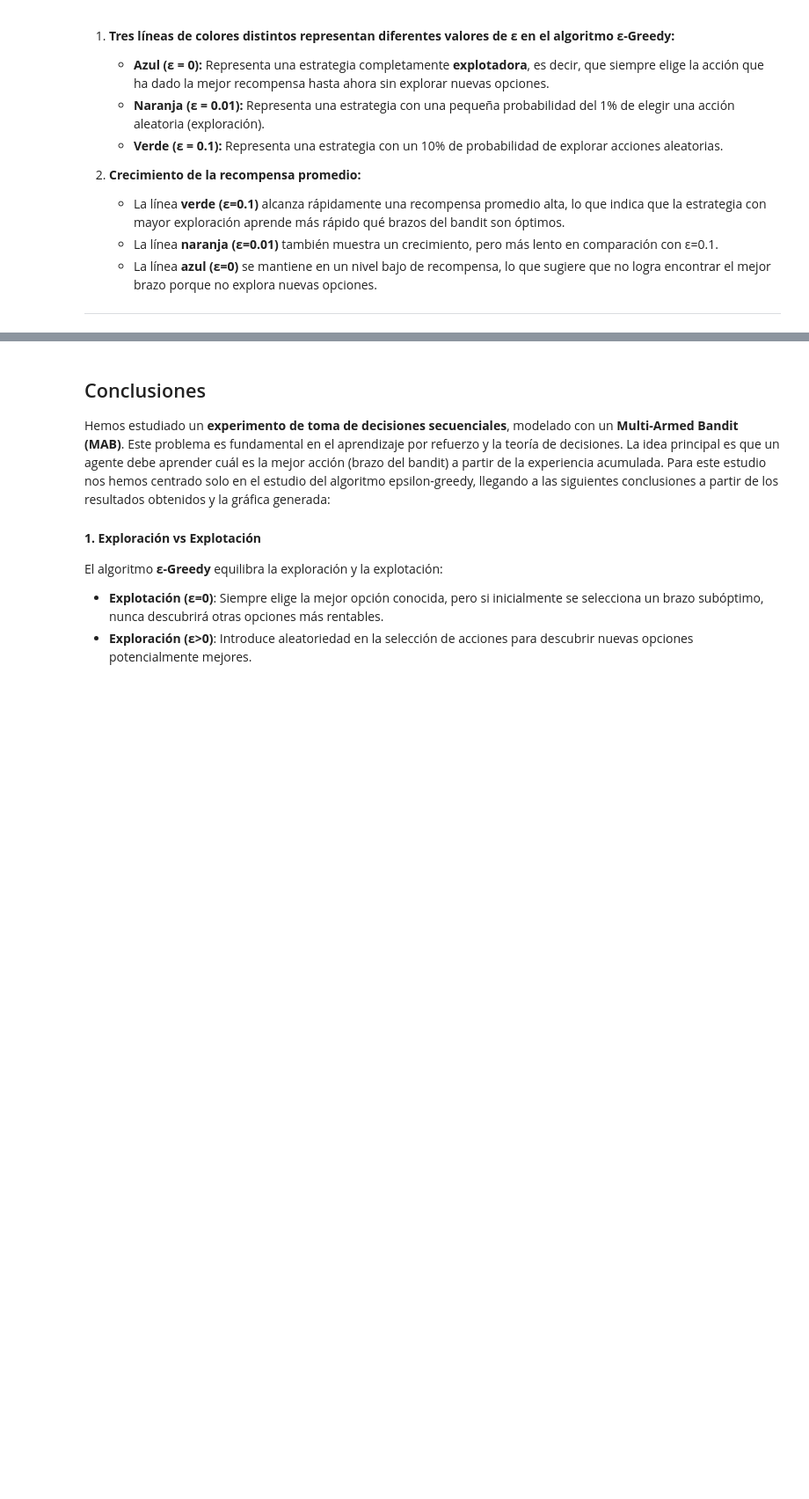
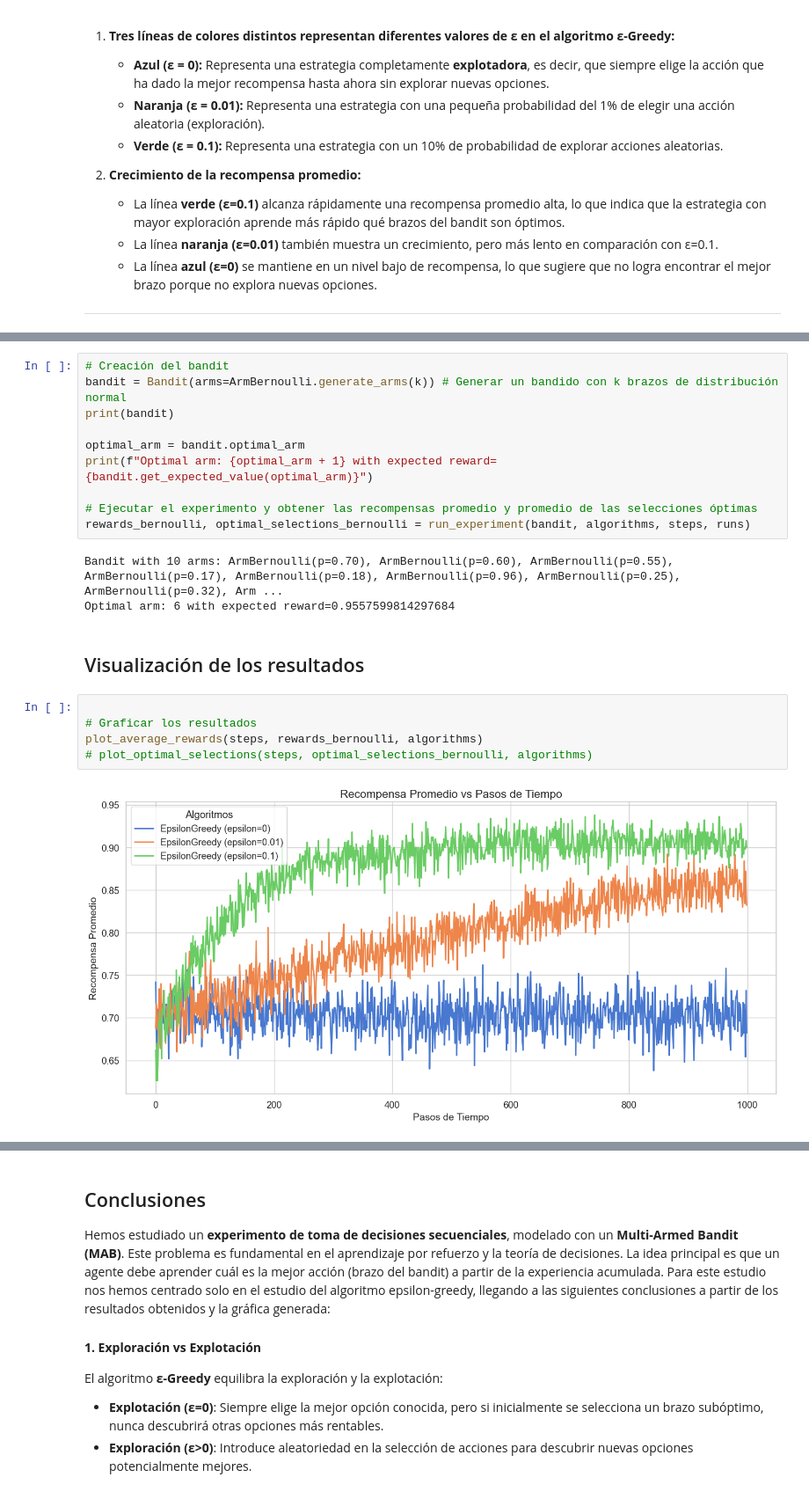
Before and after one commit to kikaymusic/EscuderoRodriguezSanchez, a Jupyter notebook: k_brazos/bandido_epsilon_greedy.ipynb, the cells around one changed output, grey strips where cells are left out. Shown at 88% size. Saved outputs shown, nothing was run; the diff lists cells and outputs as text; blank space fills up the shorter version.

```diff
--- a/k_brazos/bandido_epsilon_greedy.ipynb
+++ b/k_brazos/bandido_epsilon_greedy.ipynb
@@ -166,0 +233,22 @@ La imagen muestra un gráfico de líneas titulado **"Porcentaje de selección  d
+# %%
+# Creación del bandit
+bandit = Bandit(arms=ArmBernoulli.generate_arms(k)) # Generar un bandido con k brazos de distribución normal
+print(bandit)
+
+optimal_arm = bandit.optimal_arm
+print(f"Optimal arm: {optimal_arm + 1} with expected reward={bandit.get_expected_value(optimal_arm)}")
+
+# Ejecutar el experimento y obtener las recompensas promedio y promedio de las selecciones óptimas
+rewards_bernoulli, optimal_selections_bernoulli = run_experiment(bandit, algorithms, steps, runs)
+# %% [output]
+Bandit with 10 arms: ArmBernoulli(p=0.70), ArmBernoulli(p=0.60), ArmBernoulli(p=0.55), ArmBernoulli(p=0.17), ArmBernoulli(p=0.18), ArmBernoulli(p=0.96), ArmBernoulli(p=0.25), ArmBernoulli(p=0.32), Arm ...
+Optimal arm: 6 with expected reward=0.9557599814297684
+# %% [markdown]
+## Visualización de los resultados
+# %%
+
+# Graficar los resultados
+plot_average_rewards(steps, rewards_bernoulli, algorithms)
+# plot_optimal_selections(steps, optimal_selections_bernoulli, algorithms)
+# %% [output]
+[figure, added]
```
Also changed, not shown: parts of 21 cells of this notebook, 2 other files.
